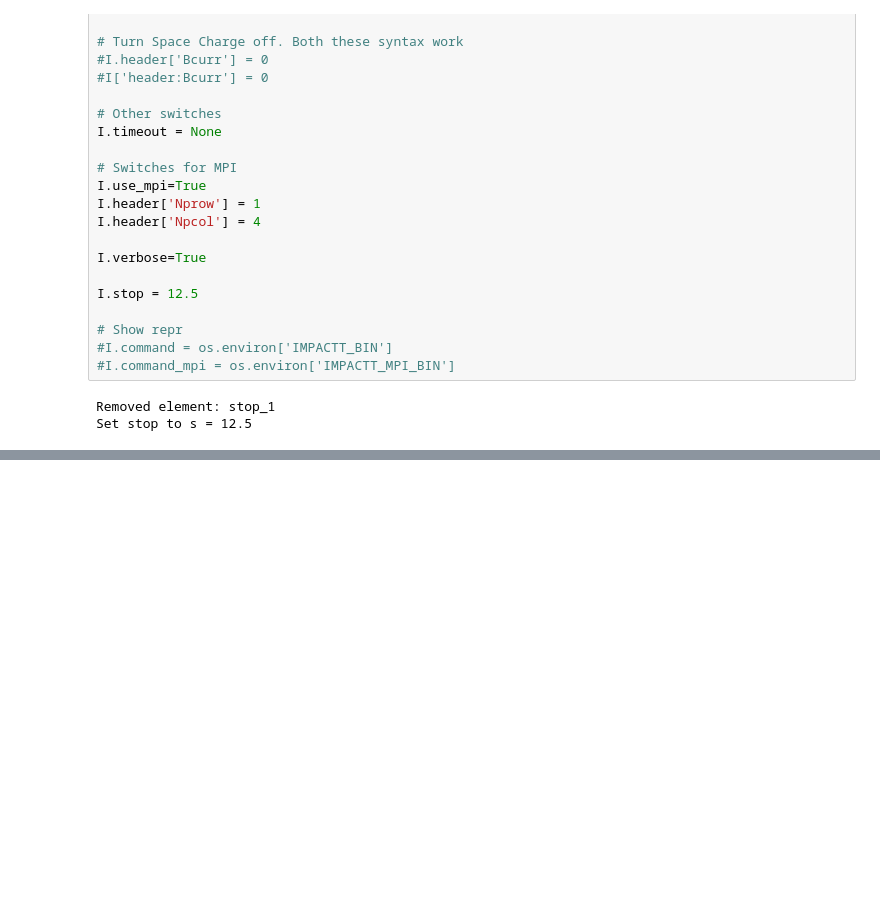
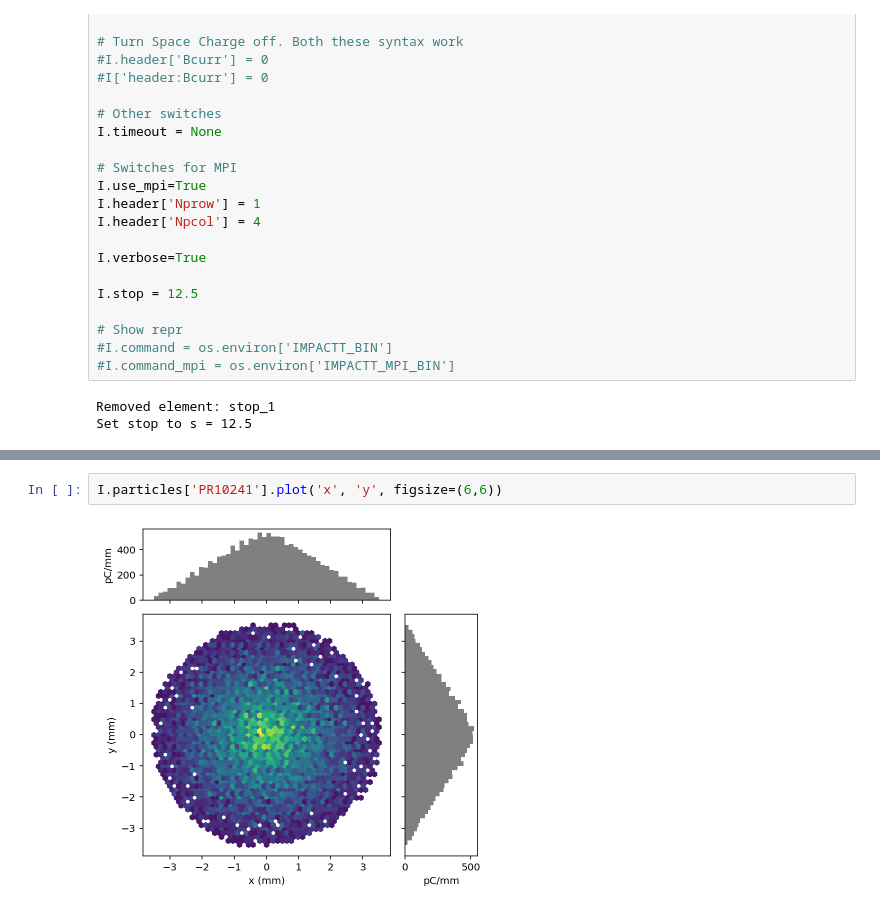
Before and after one commit to slaclab/facet2-lattice, a Jupyter notebook: impact/models/f2e_inj/f2e_inj.ipynb, the cells around one changed output, grey strips where cells are left out. Drawn from its saved outputs; the diff is of its cells as text; blank space fills up the shorter version.

```diff
--- a/impact/models/f2e_inj/f2e_inj.ipynb
+++ b/impact/models/f2e_inj/f2e_inj.ipynb
@@ -87,3 +87,7 @@ I.plot(['sigma_x', 'sigma_y', 'sigma_z', 'max_r'], y2=['mean_kinetic_energy'],
+# %%
+I.particles['PR10241'].plot('x', 'y', figsize=(6,6))
+# %% [output]
+[figure, added]
 # %%
 I.particles['final_particles'].plot('z', 'pz')
 # %% [output]
```
Also changed, not shown: parts of 4 cells of this notebook, 1 other file.
